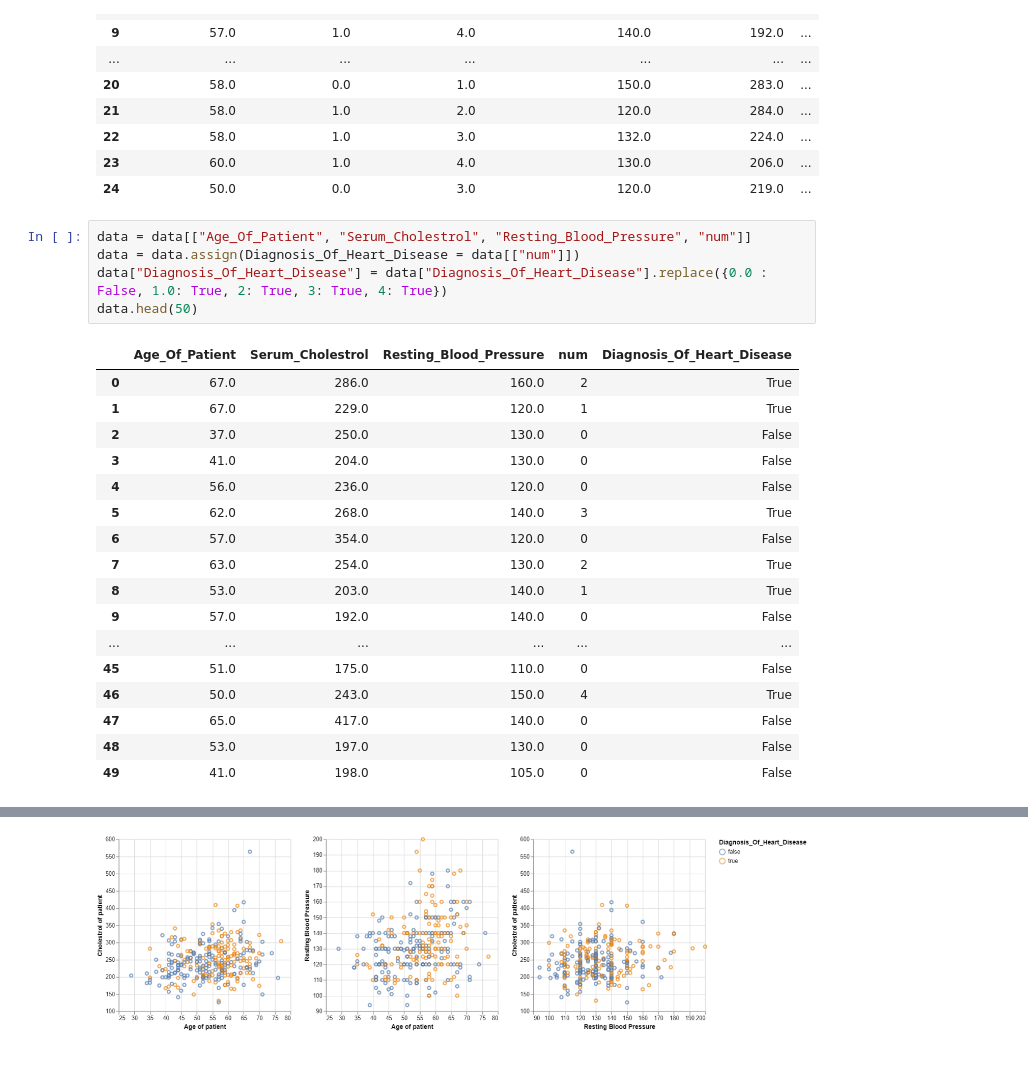
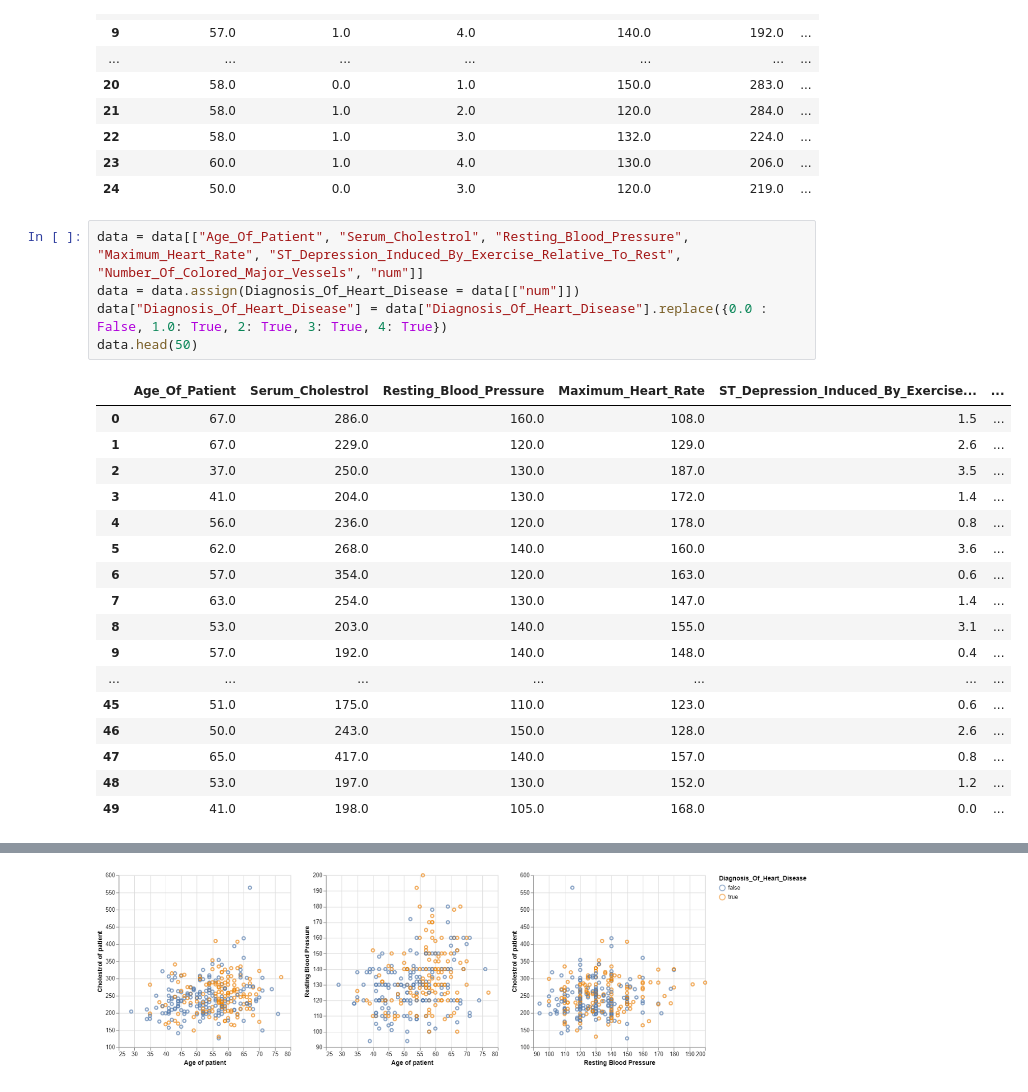
Before and after one commit to AdwaitKulkarni58/dsci100-2023W2-group14, a Jupyter notebook: proposal.ipynb, the cells around one changed output, grey strips where cells are left out. Drawn from its saved outputs; the diff is of its cells as text.

```diff
--- a/proposal.ipynb
+++ b/proposal.ipynb
@@ -48,28 +48,28 @@ data.head(25)
 | 23 | 60.0 | 1.0 | 4.0 | 130.0 | 206.0 | ... |
 | 24 | 50.0 | 0.0 | 3.0 | 120.0 | 219.0 | ... |
 # %%
-data = data[["Age_Of_Patient", "Serum_Cholestrol", "Resting_Blood_Pressure", "num"]]
+data = data[["Age_Of_Patient", "Serum_Cholestrol", "Resting_Blood_Pressure", "Maximum_Heart_Rate", "ST_Depression_Induced_By_Exercise_Relative_To_Rest", "Number_Of_Colored_Major_Vessels", "num"]]
 data = data.assign(Diagnosis_Of_Heart_Disease = data[["num"]])
 data["Diagnosis_Of_Heart_Disease"] = data["Diagnosis_Of_Heart_Disease"].replace({0.0 : False, 1.0: True, 2: True, 3: True, 4: True})
 data.head(50)
 # %% [output]
-|  | Age_Of_Patient | Serum_Cholestrol | Resting_Blood_Pressure | num | Diagnosis_Of_Heart_Disease |
-| 0 | 67.0 | 286.0 | 160.0 | 2 | True |
-| 1 | 67.0 | 229.0 | 120.0 | 1 | True |
-| 2 | 37.0 | 250.0 | 130.0 | 0 | False |
-| 3 | 41.0 | 204.0 | 130.0 | 0 | False |
-| 4 | 56.0 | 236.0 | 120.0 | 0 | False |
-| 5 | 62.0 | 268.0 | 140.0 | 3 | True |
-| 6 | 57.0 | 354.0 | 120.0 | 0 | False |
-| 7 | 63.0 | 254.0 | 130.0 | 2 | True |
-| 8 | 53.0 | 203.0 | 140.0 | 1 | True |
-| 9 | 57.0 | 192.0 | 140.0 | 0 | False |
-| ... | ... | ... | ... | ... | ... |
-| 45 | 51.0 | 175.0 | 110.0 | 0 | False |
-| 46 | 50.0 | 243.0 | 150.0 | 4 | True |
-| 47 | 65.0 | 417.0 | 140.0 | 0 | False |
-| 48 | 53.0 | 197.0 | 130.0 | 0 | False |
-| 49 | 41.0 | 198.0 | 105.0 | 0 | False |
+|  | Age_Of_Patient | Serum_Cholestrol | Resting_Blood_Pressure | Maximum_Heart_Rate | ST_Depression_Induced_By_Exercise... | ... |
+| 0 | 67.0 | 286.0 | 160.0 | 108.0 | 1.5 | ... |
+| 1 | 67.0 | 229.0 | 120.0 | 129.0 | 2.6 | ... |
+| 2 | 37.0 | 250.0 | 130.0 | 187.0 | 3.5 | ... |
+| 3 | 41.0 | 204.0 | 130.0 | 172.0 | 1.4 | ... |
+| 4 | 56.0 | 236.0 | 120.0 | 178.0 | 0.8 | ... |
+| 5 | 62.0 | 268.0 | 140.0 | 160.0 | 3.6 | ... |
+| 6 | 57.0 | 354.0 | 120.0 | 163.0 | 0.6 | ... |
+| 7 | 63.0 | 254.0 | 130.0 | 147.0 | 1.4 | ... |
+| 8 | 53.0 | 203.0 | 140.0 | 155.0 | 3.1 | ... |
+| 9 | 57.0 | 192.0 | 140.0 | 148.0 | 0.4 | ... |
+| ... | ... | ... | ... | ... | ... | ... |
+| 45 | 51.0 | 175.0 | 110.0 | 123.0 | 0.6 | ... |
+| 46 | 50.0 | 243.0 | 150.0 | 128.0 | 2.6 | ... |
+| 47 | 65.0 | 417.0 | 140.0 | 157.0 | 0.8 | ... |
+| 48 | 53.0 | 197.0 | 130.0 | 152.0 | 1.2 | ... |
+| 49 | 41.0 | 198.0 | 105.0 | 168.0 | 0.0 | ... |
 # %%
 age_vs_chol_plot = alt.Chart(data).mark_point().encode(
     x=alt.X("Age_Of_Patient").title("Age of patient").scale(zero=False),
```
Also changed, not shown: parts of 2 cells of this notebook.
